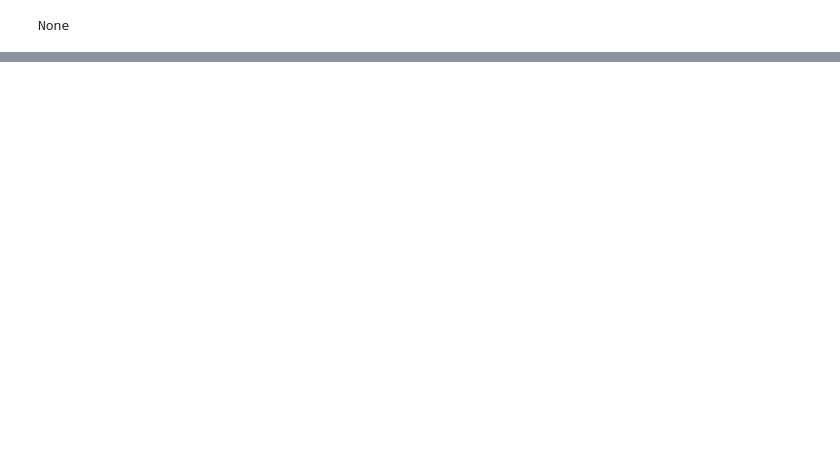
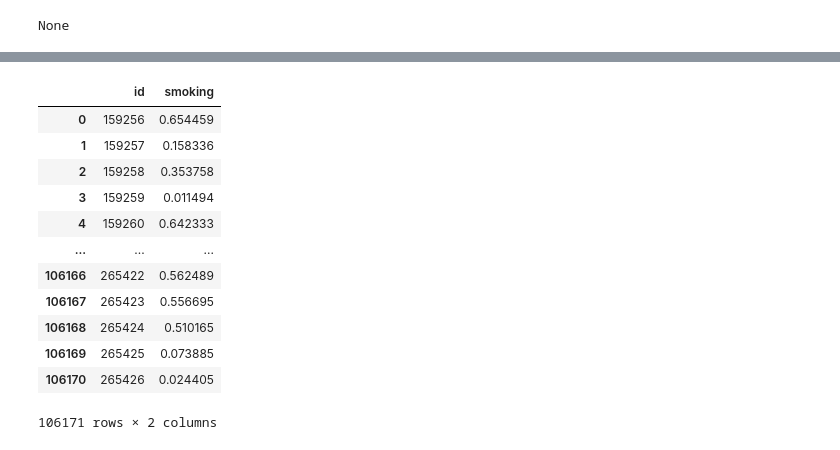
Before and after one commit to fxop0218/PlayGround-Kaggle-Series3, a Jupyter notebook: ps-s3-e24-eda-model-en-es.ipynb, the cells around one changed output, grey strips where cells are left out. Saved outputs shown, nothing was run; the diff lists cells and outputs as text; code cells hidden in the pictures; blank space fills up the shorter version.

```diff
--- a/ps-s3-e24-eda-model-en-es.ipynb
+++ b/ps-s3-e24-eda-model-en-es.ipynb
@@ -280,0 +439,40 @@ None
+# %%
+le = LabelEncoder()
+tet = le.fit_transform(train_df[TARGET])
+best_params = {'subsample': 0.72, 'max_depth': 9, 'learning_rate': 0.033,
+               'colsample_bytree': 0.8}
+# %%
+params = {
+    'booster': 'gbtree',
+    'eval_metric': 'auc',
+    'objective': 'binary:logistic',
+    'subsample': best_params['subsample'],
+    'max_depth': best_params['max_depth'],
+    #'n_estimators': best_params['n_estimators'],
+    'learning_rate': best_params['learning_rate'],
+    'colsample_bytree': best_params['colsample_bytree'],
+}
+
+# Initialize Stratified K-Fold
+
+kf = StratifiedKFold(n_splits=N_SPLITS, shuffle=True, random_state=SEED)
+test_preds = []
+# %%
+for fold, (train_idx, val_idx) in enumerate(kf.split(train_df, tet)):
+    print(f"{blue}################################- {res}{cyn}Fold {fold + 1}{blue} -################################{res}")
+
+    X = xgb.DMatrix(train_df.iloc[train_idx][feat], label=tet[train_idx])
+    y = xgb.DMatrix(train_df.iloc[val_idx][feat], label=tet[val_idx])
+
+    watchlist = [(y, "validation")]
+    bst = xgb.train(params, X, N_ROUND, evals=watchlist, early_stopping_rounds=EARLY_STOPPING_ROUNDS, verbose_eval=VERBOSE_EVAL)
+
+    val_preds = bst.predict(y, ntree_limit=bst.best_ntree_limit)
+    auc = roc_auc_score(tet[val_idx], val_preds)
+    print(f"{red}AUC:{res} {mgta}{auc}{res}")
+
+    test_data = xgb.DMatrix(test_ps_df[feat])
+    test_fp = bst.predict(test_data, ntree_limit=bst.best_ntree_limit)
+    test_preds.append(test_fp)
+
+prediction = sum(test_preds) / N_SPLITS
@@ -280,0 +497,19 @@ None
+# %%
+submission_df[TARGET] = prediction
+submission_df.to_csv('submission.csv', index=False)
+# %%
+submission_df
+# %% [output]
+|  | id | smoking |
+| 0 | 159256 | 0.654459 |
+| 1 | 159257 | 0.158336 |
+| 2 | 159258 | 0.353758 |
+| 3 | 159259 | 0.011494 |
+| 4 | 159260 | 0.642333 |
+| ... | ... | ... |
+| 106166 | 265422 | 0.562489 |
+| 106167 | 265423 | 0.556695 |
+| 106168 | 265424 | 0.510165 |
+| 106169 | 265425 | 0.073885 |
+| 106170 | 265426 | 0.024405 |
+106171 rows × 2 columns
```
Also changed, not shown: parts of 17 cells of this notebook.
